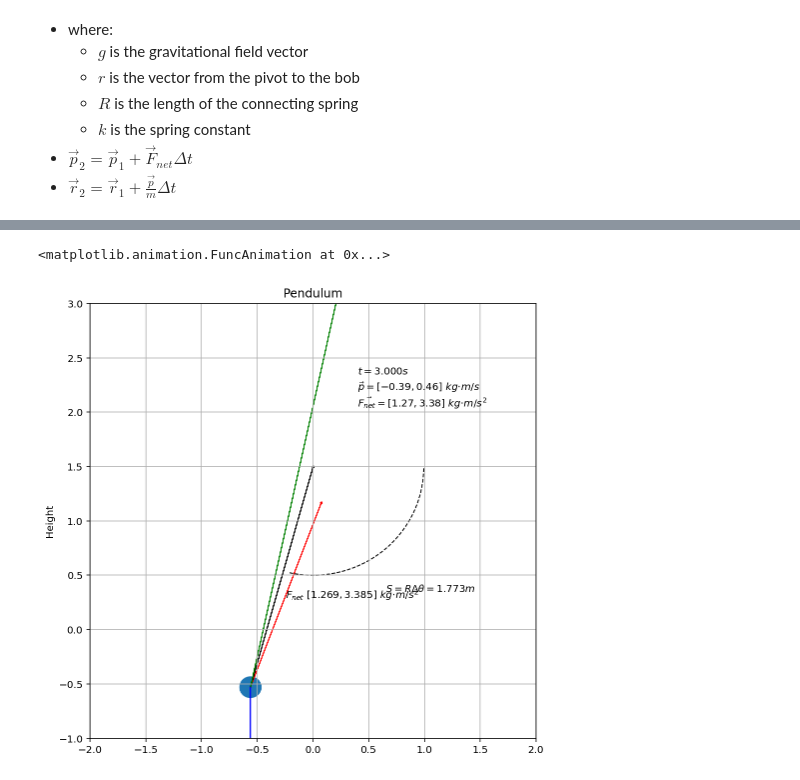
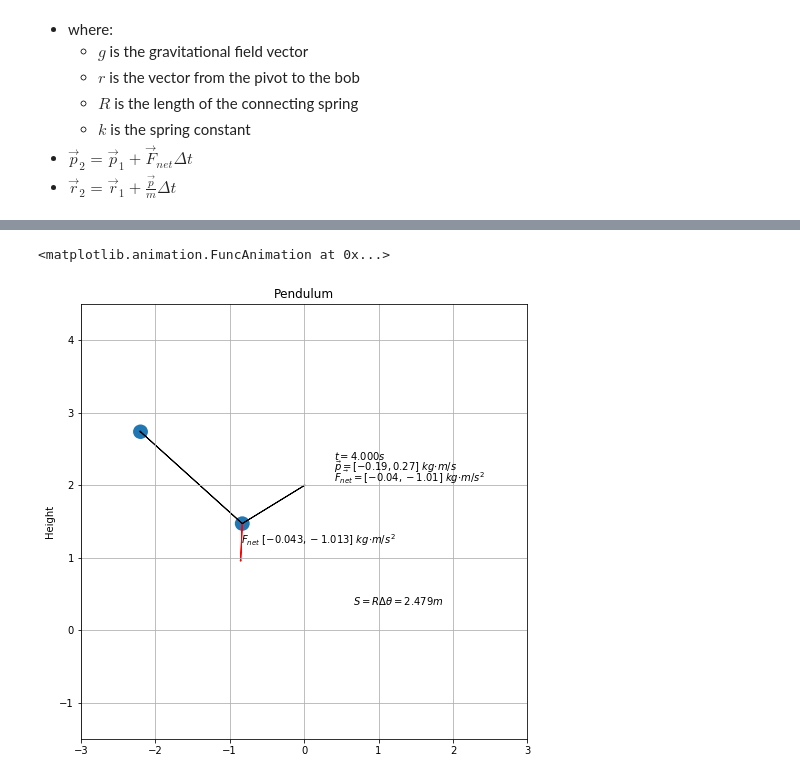
Before and after one commit to fdesjardins/computational-physics, a Jupyter notebook: 01_mechanics/1.6-torque-and-angular-momentum.ipynb, the cells around one changed output, grey strips where cells are left out. Drawn from its saved outputs; the diff is of its cells as text; code cells hidden in the pictures.

```diff
--- a/01_mechanics/1.6-torque-and-angular-momentum.ipynb
+++ b/01_mechanics/1.6-torque-and-angular-momentum.ipynb
@@ -492,17 +531,19 @@ def animate_pendulum(duration_sec=5):
 
     t_0 = 0
     dt = interval / 1000
-    g = np.array([0, -9.80665 * 2.5])
+    g = np.array([0, -9.80665])
     m = 0.1
     k = 5
     R = .99314
-    pivot_pos = np.array([0, 0.5 + R])
-    pos_0 = np.array([R, 0.5 + R])
+    pivot_pos = np.array([0, 1 + R])
+    pos_0 = np.array([R, 1 + R])
     p_0 = np.array([0, 0])
     particle_size = 0.1
 
     last_pos = pos_0
     last_p = p_0
+    last_pos2 = np.array([R, R])
+    last_p2 = np.array([0, 0])
 
     def draw_labels(ax, t, p, f_net, arc_length):
         t_label = f"$ t = {t:.3f}s $"
@@ -519,8 +560,8 @@ def animate_pendulum(duration_sec=5):
         ax.set_title('Pendulum')
         ax.grid(True)
         ax.set_ylabel('Height')
-        ax.set_ylim(-1, 3)
-        ax.set_xlim(-2, 2)
+        ax.set_ylim(-1.5, 4.5)
+        ax.set_xlim(-3, 3)
 
     def init():
         setup_axes(ax)
@@ -529,39 +570,54 @@ def animate_pendulum(duration_sec=5):
     def animate(i):
         nonlocal last_pos
         nonlocal last_p
+        nonlocal last_pos2
+        nonlocal last_p2
         setup_axes(ax)
 
         t_i = t_0 + (i * interval / 1000)
         r_vec = last_pos - pivot_pos
         r_hat = r_vec / (r_vec**2).sum()**0.5
         F_net = m * g - k * (r_vec - R * r_hat)
         p_i = last_p + F_net * dt
         pos_i = last_pos + (p_i/m) * dt
 
         last_p = p_i
         last_pos = pos_i
 
+        r_vec2 = last_pos2 - last_pos
+        r_hat2 = r_vec2 / (r_vec2**2).sum()**0.5
+        F_net2 = m * g - k * (r_vec2 - R * r_hat2)
+        p_i2 = last_p2 + F_net2 * dt
+        pos_i2 = last_pos2 + (p_i2/m) * dt
+
+        last_p2 = p_i2
+        last_pos2 = pos_i2
+
         theta = np.abs(np.math.atan2(np.linalg.det([r_vec, [0, -1]]), np.dot(r_vec, [0, -1])) + np.pi/2)
         arc_length = R * theta
 
-        draw_displacement(ax, 0, R, pivot_pos, theta1=np.rad2deg(-theta), linestyle="dashed")
+#         draw_displacement(ax, 0, R, pivot_pos, theta1=np.rad2deg(-theta), linestyle="dashed")
         draw_labeled_arrow(ax, pos_i, 0.5 * F_net, label_format=f"$ F_{{net}}\ [{F_net[0]:.3f},{F_net[1]:.3f}]\ kg⋅m/s^2 $", color="r")
         draw_labeled_arrow(ax, pos_i, pivot_pos - last_pos, label_format="")
-        draw_labeled_arrow(ax, pos_i, -k * (r_vec - R * r_hat), color="g")
-        draw_labeled_arrow(ax, pos_i, m*g, color="b")
+        draw_labeled_arrow(ax, pos_i, last_pos2 - last_pos, label_format="")
+#         draw_labeled_arrow(ax, pos_i, -k * (r_vec - R * r_hat), color="g")
+#         draw_labeled_arrow(ax, pos_i, m*g, color="b")
         draw_labels(ax, t_i, last_p, F_net, arc_length)
 
-        return [draw_particle(ax, pos_i, particle_size)]
+        return [
+            draw_particle(ax, pos_i, particle_size),
+            draw_particle(ax, pos_i2, particle_size),
+        ]
 
     anim = animation.FuncAnimation(figure, animate, init_func=init,
                                    frames=duration_sec * (int)(1e3 / interval) + 1,
                                    interval=interval,
                                    blit=True)
     rc('animation', html='html5')
     HTML(anim.to_html5_video())
     return anim
 
-animate_pendulum(3)
+animate_pendulum(4)
 # %% [output]
 <matplotlib.animation.FuncAnimation at 0x...>
-[figure, old version]
+[figure, new version]
```
Also changed, not shown: parts of 16 cells of this notebook, 6 other files.
